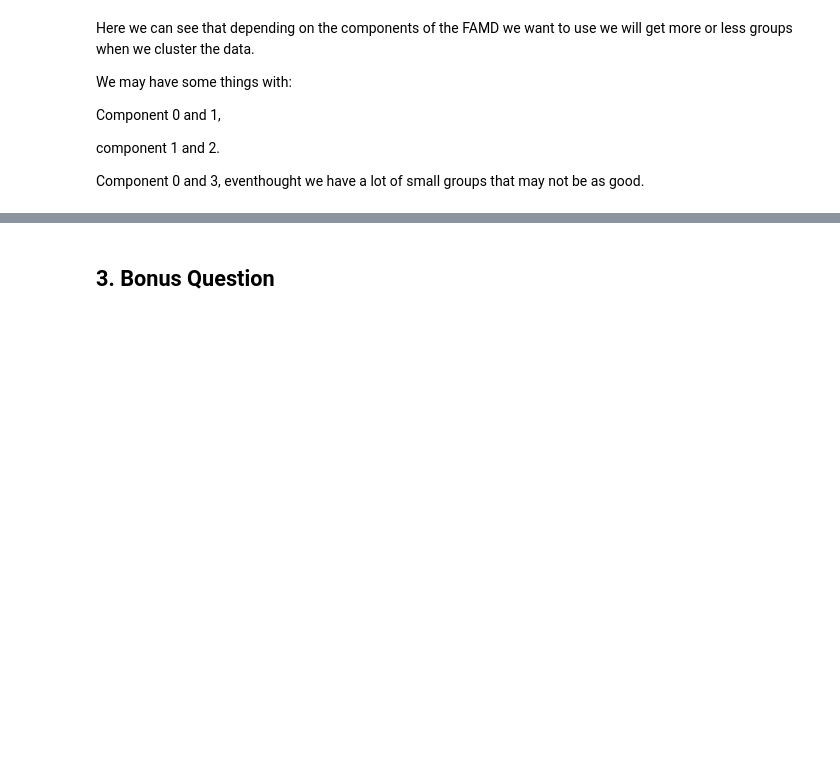
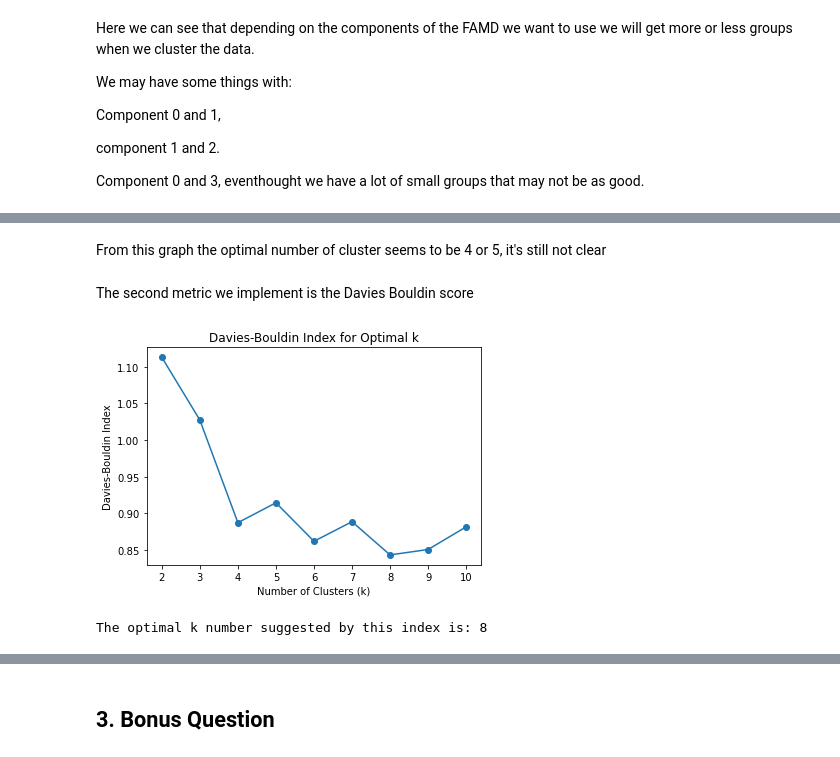
Before and after one commit to Marioiacobelli/ADM-HW4, a Jupyter notebook: main.ipynb, the cells around one changed output, grey strips where cells are left out. Saved outputs shown, nothing was run; the diff lists cells and outputs as text; code cells hidden in the pictures; blank space fills up the shorter version.

```diff
--- a/main.ipynb
+++ b/main.ipynb
@@ -821,0 +942,28 @@ Component 0 and 3, eventhought we have a lot of small groups that may not be as
+# %% [markdown]
+From this graph the optimal number of cluster seems to be 4 or 5, it's still not clear
+# %% [markdown]
+The second metric we implement is the Davies Bouldin score
+# %%
+from sklearn.metrics import davies_bouldin_score
+
+
+dbi_scores = []
+
+for k in tqdm(range(2, 11)):
+    model = KMeans(n_clusters=k, init='k-means++')
+    model.fit(X)
+    dbi_score = davies_bouldin_score(X, model.labels_)
+    dbi_scores.append(dbi_score)
+
+optimal_k_dbi = np.argmin(dbi_scores) + 2  # +2 perché abbiamo iniziato da k=2
+
+plt.plot(range(2, 11), dbi_scores, marker='o')
+plt.title('Davies-Bouldin Index for Optimal k')
+plt.xlabel('Number of Clusters (k)')
+plt.ylabel('Davies-Bouldin Index')
+plt.show()
+
+print(f'The optimal k number suggested by this index is: {optimal_k_dbi}')
+# %% [output]
+[figure, added]
+The optimal k number suggested by this index is: 8
```
Also changed, not shown: parts of 49 cells of this notebook.
